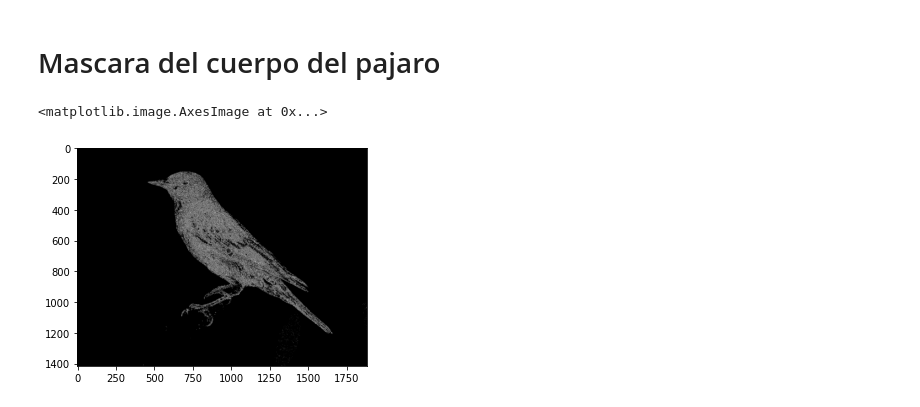
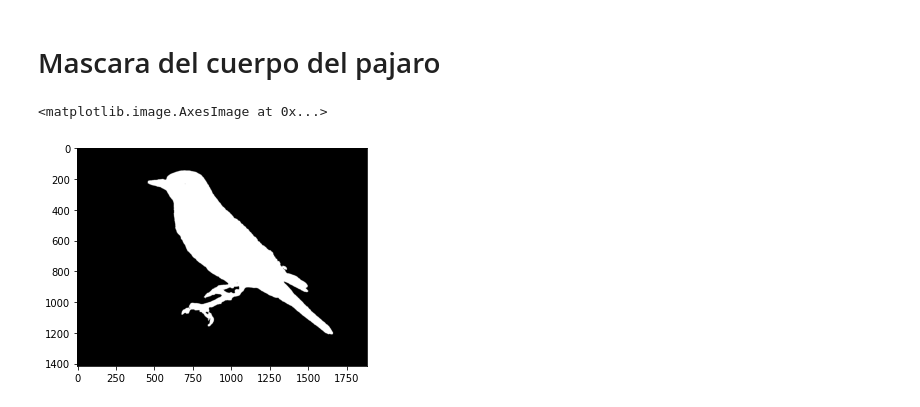
Before and after one commit to LuFernandez/imagaynes, a Jupyter notebook: Color/Pajaro.ipynb, the cells around one changed output. Drawn from its saved outputs; the diff is of its cells as text; code cells hidden in the pictures.

```diff
--- a/Color/Pajaro.ipynb
+++ b/Color/Pajaro.ipynb
@@ -27,10 +29,10 @@ plt.imshow(gray_img)
 # %%
-kernel = np.array([
+high_pass = np.array([
                   [0,-1,0],
                   [-1,4,-1],
                   [0,-1,0]
                  ])
-filtered_img = cv2.filter2D(gray_img.astype(float),-1,kernel)
+filtered_img = cv2.filter2D(gray_img.astype(float),-1,high_pass)
 plt.imshow(filtered_img.astype(int))
 # %% [output]
 Clipping input data to the valid range for imshow with RGB data ([0..1] for floats or [0..255] for integers).
@@ -58,3 +60,7 @@ plt.imshow(grayscale_blue_img.astype(int))
 # %% [output]
 <matplotlib.image.AxesImage at 0x...>
 [figure]
+# %%
+lp = np.ones(shape=(20,20))/400.
+lp_img = cv2.filter2D(grayscale_blue_img.astype(float),-1,lp)
+plt.imshow(lp_img.astype(int))
@@ -61,8 +70,8 @@ plt.imshow(grayscale_blue_img.astype(int))
 # %% [markdown]
 # Mascara del cuerpo del pajaro
 # %%
-bird_mask = np.where(grayscale_blue_img>0,255,0)
+bird_mask = np.where(lp_img>7,255,0)
 plt.imshow(bird_mask)
 # %% [output]
 <matplotlib.image.AxesImage at 0x...>
-[figure, old version]
+[figure, new version]
```
Also changed, not shown: parts of 4 cells of this notebook.
